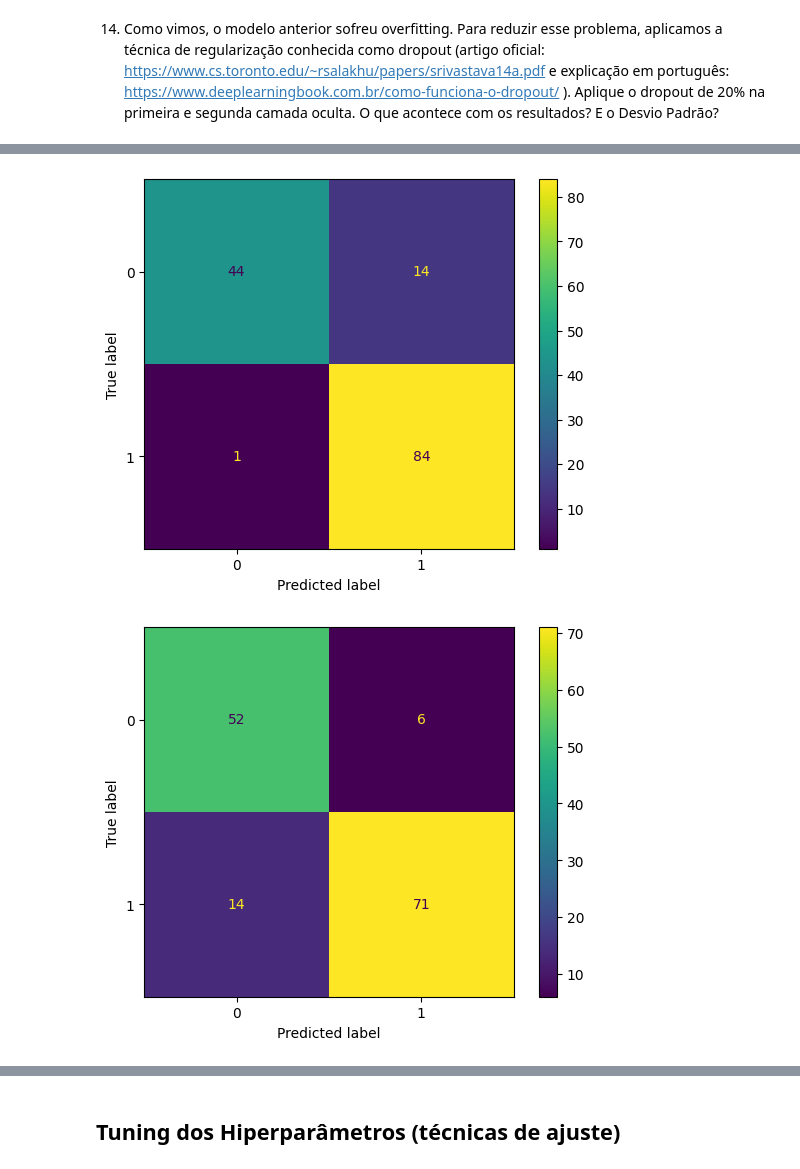
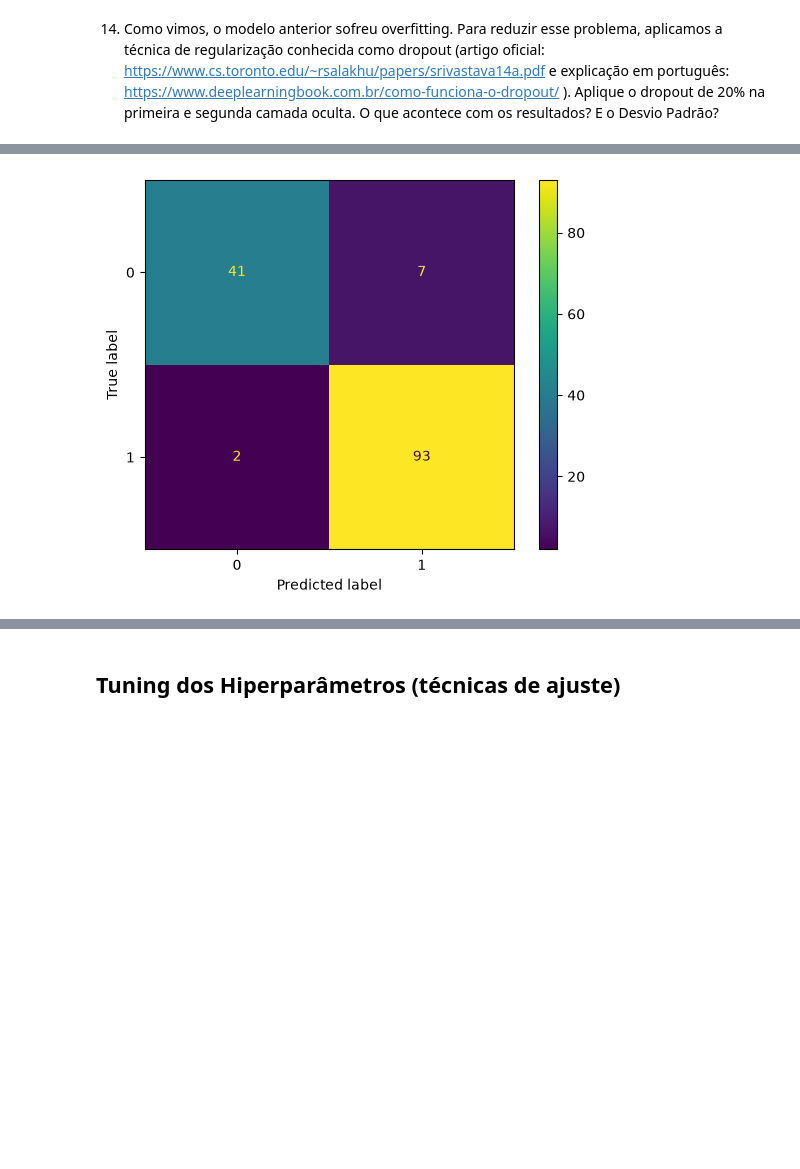
Before and after one commit to lemuel-manske/notebooks, a Jupyter notebook: furb/ml/trabalho_4_parte_1.ipynb, the cells around one changed output, grey strips where cells are left out. Cells and saved outputs as stored; diff of their text form; code cells hidden in the pictures; blank space fills up the shorter version.

```diff
--- a/furb/ml/trabalho_4_parte_1.ipynb
+++ b/furb/ml/trabalho_4_parte_1.ipynb
@@ -513,5 +509,5 @@ def dropout_net():
 rede_dropout = KerasClassifier(model = dropout_net, epochs = 100, batch_size = 10)
 resultados_dropout_completo = cross_validate(estimator = rede_dropout, X = X, y = Y, cv = 10, scoring = 'accuracy', return_estimator=True, return_indices=True)
 # %%
-analisar_estimator(k = np.argmax(resultados_dropout_completo['test_score']), resultados = resultados_completos_dropout)
+analisar_estimator(k = np.argmax(resultados_dropout_completo['test_score']), resultados = resultados_dropout_completo)
 # %% [output]
@@ -520,3 +515,2 @@ analisar_estimator(k = np.argmax(resultados_dropout_completo['test_score']), res
-[figure, old version]
+[figure, new version]
-[figure, removed]
 # %%
```
Also changed, not shown: parts of 26 cells of this notebook.
